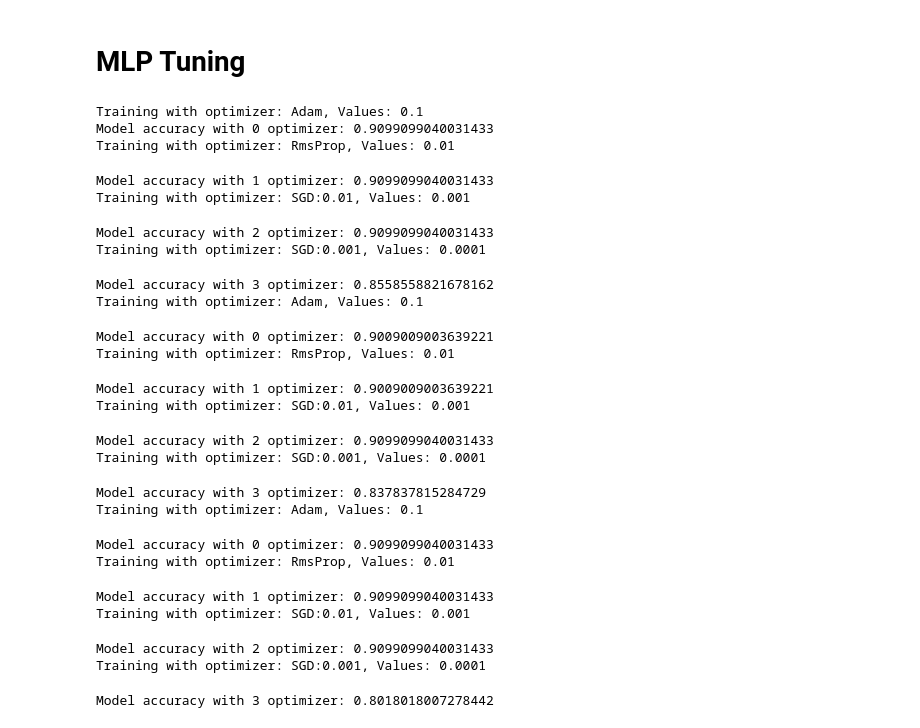
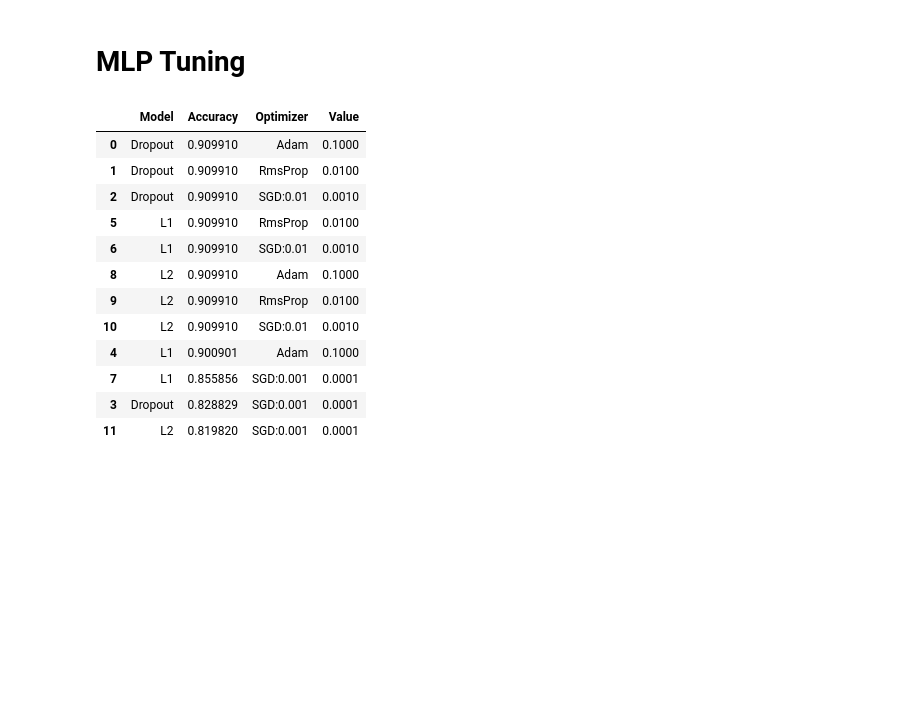
Before and after one commit to MaukanMir/Consumer-Buying-Behavior, a Jupyter notebook: training.ipynb, the cells around one changed output. Cells and saved outputs as stored; diff of their text form; code cells hidden in the pictures; blank space fills up the shorter version.

Commit message:
added new models

```diff
--- a/training.ipynb
+++ b/training.ipynb
@@ -386,57 +386,57 @@ def create_model_regularizerL1(input_dim, optimizer="adam",param= 0.001):
 # Split the dataset
 X_train, X_test, y_train, y_test = train_test_split(X, y, test_size=0.3, random_state=42)
 functions = [
   create_model_dropout,
   create_model_regularizerL1,
   create_model_regularizerl2
 ]
 # Define the optimizers to iterate over
 optimizers = [
     Adam(learning_rate=0.001, beta_1=0.9, beta_2=0.999, epsilon=1e-07),
     RMSprop(learning_rate=0.001, rho=0.9, momentum=0.0, epsilon=1e-07),
     SGD(lr=0.01, momentum=0.9),
     SGD(lr=0.001, momentum=0.9),
     ]
 optimizer_names = ['Adam', "RmsProp", "SGD:0.01", "SGD:0.001"]
 function_names = ["Dropout", "L1", "L2"]
 values = [1e-1, 1e-2, 1e-3, 1e-4]
+model_performance = []
 for index, function in enumerate(functions):
+    name = function_names[index]
     for idx, optimizer in enumerate(optimizers):
-        print(f"Training with optimizer: {optimizer_names[idx]}, Values: {values[idx]}")
-        model = create_keras_classifier(function, optimizer, index, values[idx])
+        optimizer_name = optimizer_names[idx]
+        value = values[idx]
+        model = create_keras_classifier(function, optimizer, index, value)
 
         # Create the pipeline
         pipeline = Pipeline([
         ('scaler', StandardScaler()),
         ('power_transformer', PowerTransformer()),
         ('model', model)
         ])
 
         pipeline.fit(X_train, y_train)
         accuracy = pipeline.score(X_test, y_test)
-        print(f'Model accuracy with {idx} optimizer:', accuracy)
+        model_performance.append({
+            "Model": name,
+            "Accuracy": accuracy,
+            "Optimizer": optimizer_name,
+            "Value": value
+        })
+model_df = pd.DataFrame(model_performance)
+end_result = model_df.sort_values(by="Accuracy", ascending=False)
+end_result
 # %% [output]
-Training with optimizer: Adam, Values: 0.1
-Model accuracy with 0 optimizer: 0.9099099040031433
-Training with optimizer: RmsProp, Values: 0.01
-Model accuracy with 1 optimizer: 0.9099099040031433
-Training with optimizer: SGD:0.01, Values: 0.001
-Model accuracy with 2 optimizer: 0.9099099040031433
-Training with optimizer: SGD:0.001, Values: 0.0001
-Model accuracy with 3 optimizer: 0.8558558821678162
-Training with optimizer: Adam, Values: 0.1
-Model accuracy with 0 optimizer: 0.9009009003639221
-Training with optimizer: RmsProp, Values: 0.01
-Model accuracy with 1 optimizer: 0.9009009003639221
-Training with optimizer: SGD:0.01, Values: 0.001
-Model accuracy with 2 optimizer: 0.9099099040031433
-Training with optimizer: SGD:0.001, Values: 0.0001
-Model accuracy with 3 optimizer: 0.837837815284729
-Training with optimizer: Adam, Values: 0.1
-Model accuracy with 0 optimizer: 0.9099099040031433
-Training with optimizer: RmsProp, Values: 0.01
-Model accuracy with 1 optimizer: 0.9099099040031433
-Training with optimizer: SGD:0.01, Values: 0.001
-Model accuracy with 2 optimizer: 0.9099099040031433
-Training with optimizer: SGD:0.001, Values: 0.0001
-Model accuracy with 3 optimizer: 0.8018018007278442
+|  | Model | Accuracy | Optimizer | Value |
+| 0 | Dropout | 0.909910 | Adam | 0.1000 |
+| 1 | Dropout | 0.909910 | RmsProp | 0.0100 |
+| 2 | Dropout | 0.909910 | SGD:0.01 | 0.0010 |
+| 5 | L1 | 0.909910 | RmsProp | 0.0100 |
+| 6 | L1 | 0.909910 | SGD:0.01 | 0.0010 |
+| 8 | L2 | 0.909910 | Adam | 0.1000 |
+| 9 | L2 | 0.909910 | RmsProp | 0.0100 |
+| 10 | L2 | 0.909910 | SGD:0.01 | 0.0010 |
+| 4 | L1 | 0.900901 | Adam | 0.1000 |
+| 7 | L1 | 0.855856 | SGD:0.001 | 0.0001 |
+| 3 | Dropout | 0.828829 | SGD:0.001 | 0.0001 |
+| 11 | L2 | 0.819820 | SGD:0.001 | 0.0001 |
```
